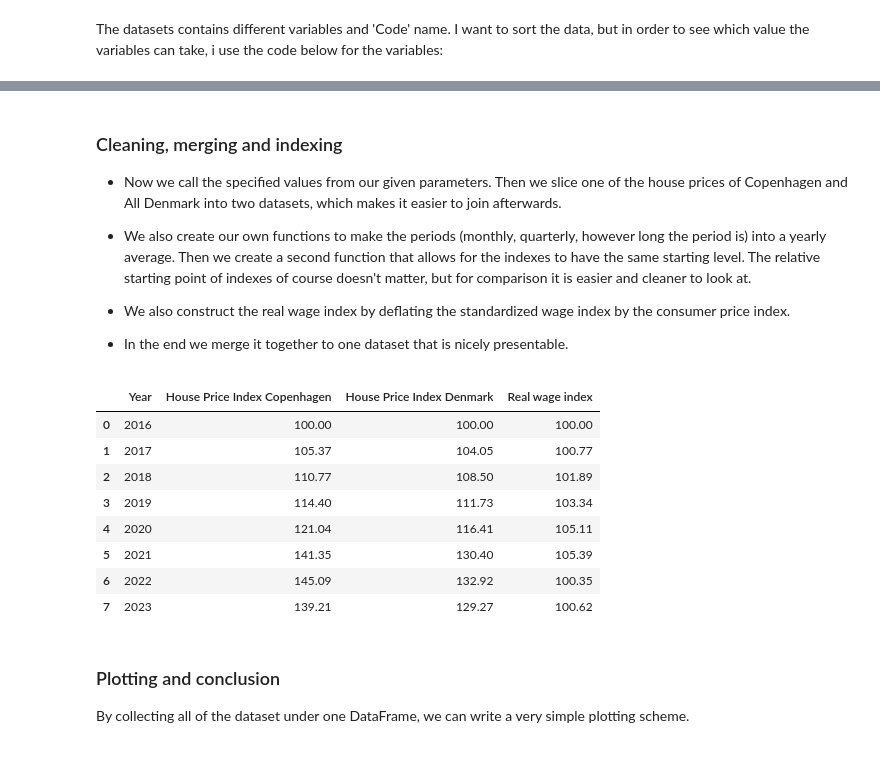
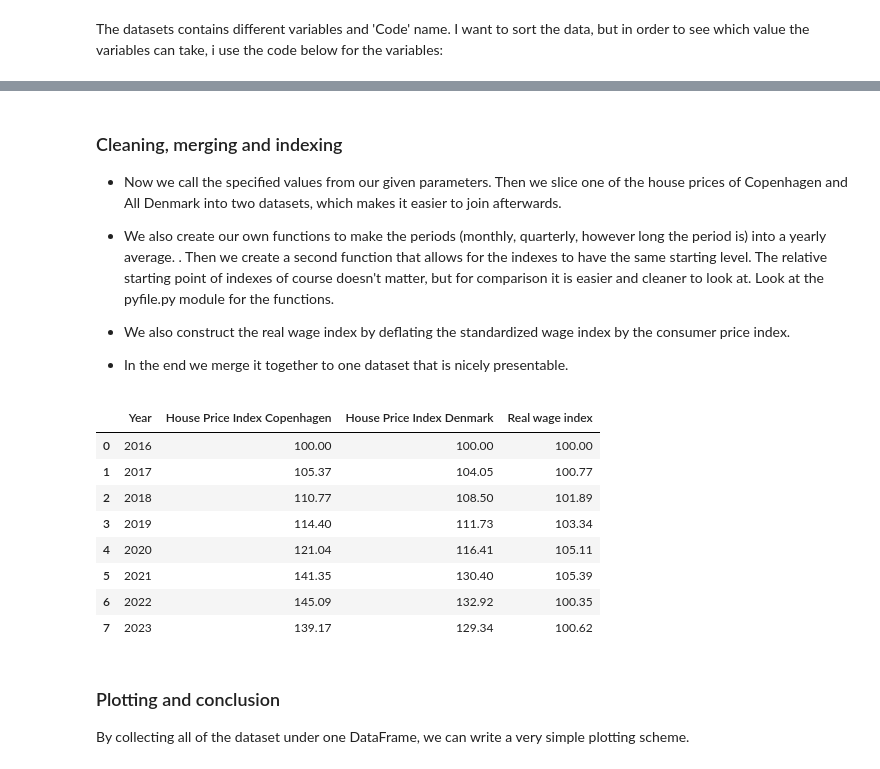
Before and after one commit to NumEconCopenhagen/projects-2024-munkeholdet, a Jupyter notebook: dataproject/dataprojekt.ipynb, the cells around one changed output, grey strips where cells are left out. Saved outputs shown, nothing was run; the diff lists cells and outputs as text; code cells hidden in the pictures.

Commit message:
Corretions in dataprojekt, pyfile and added exam_2024

```diff
--- a/dataproject/dataprojekt.ipynb
+++ b/dataproject/dataprojekt.ipynb
@@ -217,7 +161,7 @@ params_inflation
 ### Cleaning, merging and indexing ###
 - Now we call the specified values from our given parameters. Then we slice one of the house prices of Copenhagen and All Denmark into two datasets, which makes it easier to join afterwards.
 
-- We also create our own functions to make the periods (monthly, quarterly, however long the period is) into a yearly average. Then we create a second function that allows for the indexes to have the same starting level. The relative starting point of indexes of course doesn't matter, but for comparison it is easier and cleaner to look at.
+- We also create our own functions to make the periods (monthly, quarterly, however long the period is) into a yearly average. . Then we create a second function that allows for the indexes to have the same starting level. The relative starting point of indexes of course doesn't matter, but for comparison it is easier and cleaner to look at. Look at the pyfile.py module for the functions.
 
 - We also construct the real wage index by deflating the standardized wage index by the consumer price index.
 
@@ -234,33 +178,6 @@ sorted_copenhagen = sorted_house_api.iloc[32:] # Sort by only having values from
 wage_api = wage.get_data(params=params_wage)
 inflation_api = inflation.get_data(params=params_inflation)
 
-# Converts periodically data to yearly, by taking the average over the period. This function only returns 2016 and forward.
-def period_to_yearly(location, period=4):
-    yearly_data = []
-    sum_period = []
-
-    for i in location:
-        sum_period.append(i)
-        if len(sum_period) == period:
-            sum_period = [float(x) for x in sum_period]
-            yearly_data.append(sum(sum_period))
-            sum_period = []
-
-    yearly_data = [round(x,2)/period for x in yearly_data]
-
-    return yearly_data
-
-# Redefines the new index value by what value you want as base from your given list
-def rebase_index(index_data, base_from_list=0):
-    index_list = []
-    base = index_data[base_from_list]
-    for i in range(len(index_data)):
-        index_list.append(index_data[i]/base * 100)
-
-    index_list = [round(x,2) for x in index_list]
-    return index_list
-
-
 
 # Create the years of interest
 dates_yearly = [i for i in range(2016,2024)]
@@ -268,45 +185,46 @@ dates_yearly = [i for i in range(2016,2024)]
 
 sorted_copenhagen = pd.DataFrame({
     "Year": dates_yearly,
-    "House Price Index Copenhagen": rebase_index(period_to_yearly(sorted_copenhagen["INDHOLD"]),0)
+    "House Price Index Copenhagen": pyfile.rebase_index(pyfile.period_to_yearly(sorted_copenhagen["INDHOLD"]),0)
 })
 
 
 # Overwrite the sorted_all_denmark DataFrame with correct format
 sorted_all_denmark = pd.DataFrame({
     "Year": dates_yearly,
-    "House Price Index Denmark": rebase_index(period_to_yearly(sorted_all_denmark["INDHOLD"]),0)
+    "House Price Index Denmark": pyfile.rebase_index(pyfile.period_to_yearly(sorted_all_denmark["INDHOLD"]),0)
 })
 
-# Constructs the real wage, by setting the base of the index to 2016 and
-wage_index = period_to_yearly(wage_api["INDHOLD"])
-inflation_index = rebase_index(period_to_yearly(inflation_api["INDHOLD"], 12))
+# Constructs the real wage, by setting the base of the index to 2016 and convert it yearly.
+# The period_to_yearly and rebase_index are custom functions, located in the pyfile.py
+wage_index = pyfile.period_to_yearly(wage_api["INDHOLD"])
+inflation_index = pyfile.rebase_index(pyfile.period_to_yearly(inflation_api["INDHOLD"], 12))
 real_wage_index = []
 
 for i in range(len(wage_index)):
     real_wage_index.append(wage_index[i]/inflation_index[i] * 100)
 
 real_wage_index = [round(x,2) for x in real_wage_index]
 
 sorted_real_wage = pd.DataFrame({
     "Year": dates_yearly,
     "Real wage index": real_wage_index
 })
 
 # Merge all the index's to get a nice overview
 merged_index = pd.merge(sorted_copenhagen, sorted_all_denmark, on="Year")
 merged_index = pd.merge(merged_index, sorted_real_wage, on="Year")
 merged_index
 # %% [output]
 |  | Year | House Price Index Copenhagen | House Price Index Denmark | Real wage index |
 | 0 | 2016 | 100.00 | 100.00 | 100.00 |
 | 1 | 2017 | 105.37 | 104.05 | 100.77 |
 | 2 | 2018 | 110.77 | 108.50 | 101.89 |
 | 3 | 2019 | 114.40 | 111.73 | 103.34 |
 | 4 | 2020 | 121.04 | 116.41 | 105.11 |
 | 5 | 2021 | 141.35 | 130.40 | 105.39 |
 | 6 | 2022 | 145.09 | 132.92 | 100.35 |
-| 7 | 2023 | 139.21 | 129.27 | 100.62 |
+| 7 | 2023 | 139.17 | 129.34 | 100.62 |
 # %% [markdown]
 ### Plotting and conclusion ###
 
```
Also changed, not shown: parts of 4 cells of this notebook, 2 other files.
